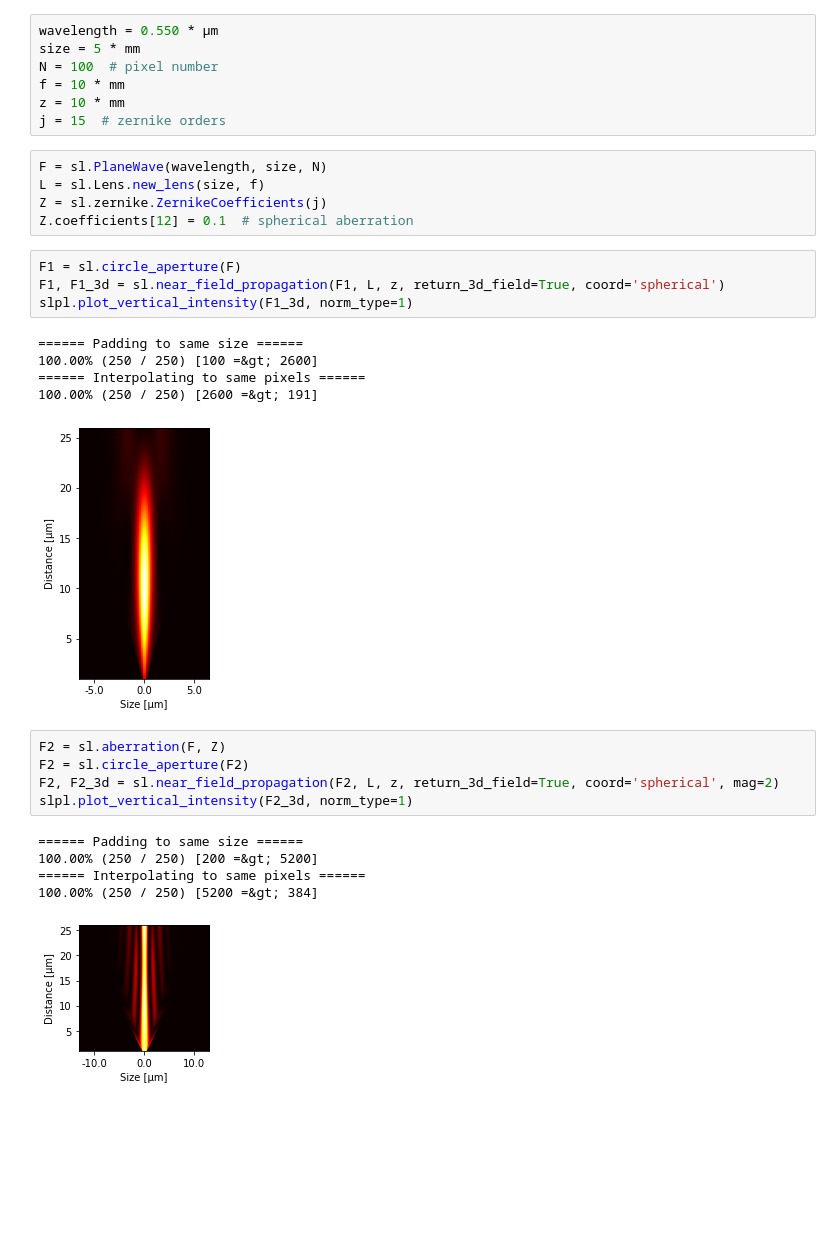
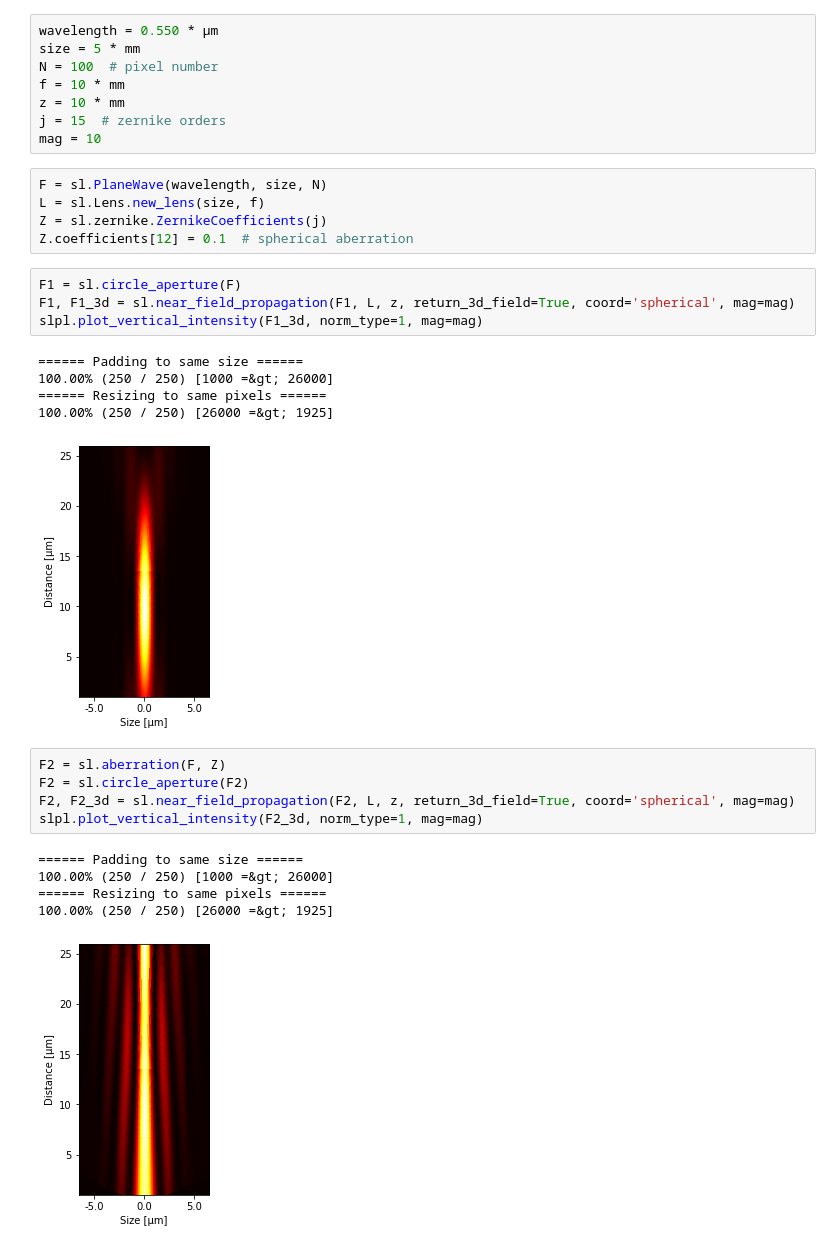
Before and after one commit to Miyoshichi/SimLight, a Jupyter notebook: Examples/intensity.ipynb, the cells around one changed output. Cells and saved outputs as stored; diff of their text form; blank space fills up the shorter version.

```diff
--- a/Examples/intensity.ipynb
+++ b/Examples/intensity.ipynb
@@ -19,6 +19,7 @@ N = 100  # pixel number
 f = 10 * mm
 z = 10 * mm
 j = 15  # zernike orders
+mag = 10
 # %%
 F = sl.PlaneWave(wavelength, size, N)
 L = sl.Lens.new_lens(size, f)
@@ -26,22 +27,22 @@ Z = sl.zernike.ZernikeCoefficients(j)
 Z.coefficients[12] = 0.1  # spherical aberration
 # %%
 F1 = sl.circle_aperture(F)
-F1, F1_3d = sl.near_field_propagation(F1, L, z, return_3d_field=True, coord='spherical')
-slpl.plot_vertical_intensity(F1_3d, norm_type=1)
+F1, F1_3d = sl.near_field_propagation(F1, L, z, return_3d_field=True, coord='spherical', mag=mag)
+slpl.plot_vertical_intensity(F1_3d, norm_type=1, mag=mag)
 # %% [output]
 ====== Padding to same size ======
-100.00% (250 / 250) [100 =&gt; 2600]
-====== Interpolating to same pixels ======
-100.00% (250 / 250) [2600 =&gt; 191]
+100.00% (250 / 250) [1000 =&gt; 26000]
+====== Resizing to same pixels ======
+100.00% (250 / 250) [26000 =&gt; 1925]
-[figure, old version]
+[figure, new version]
 # %%
 F2 = sl.aberration(F, Z)
 F2 = sl.circle_aperture(F2)
-F2, F2_3d = sl.near_field_propagation(F2, L, z, return_3d_field=True, coord='spherical', mag=2)
-slpl.plot_vertical_intensity(F2_3d, norm_type=1)
+F2, F2_3d = sl.near_field_propagation(F2, L, z, return_3d_field=True, coord='spherical', mag=mag)
+slpl.plot_vertical_intensity(F2_3d, norm_type=1, mag=mag)
 # %% [output]
 ====== Padding to same size ======
-100.00% (250 / 250) [200 =&gt; 5200]
-====== Interpolating to same pixels ======
-100.00% (250 / 250) [5200 =&gt; 384]
+100.00% (250 / 250) [1000 =&gt; 26000]
+====== Resizing to same pixels ======
+100.00% (250 / 250) [26000 =&gt; 1925]
-[figure, old version]
+[figure, new version]
```
Also changed, not shown: parts of 1 cell of this notebook.
